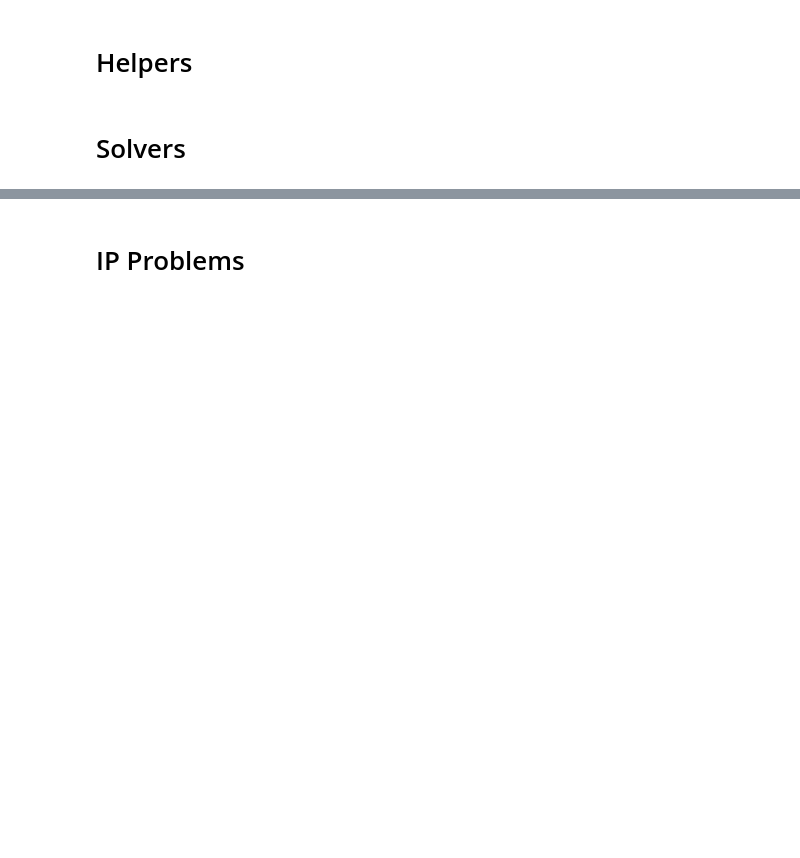
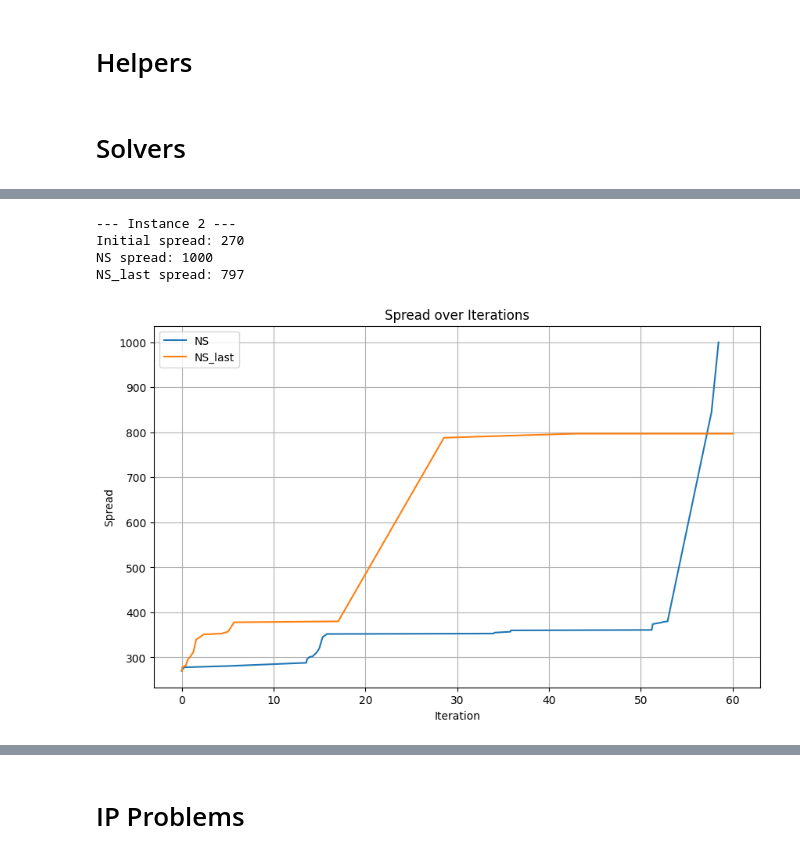
Before and after one commit to Berga53/Technology-Diffusion, a Jupyter notebook: notebooks/Technology_diffusion.ipynb, the cells around one changed output, grey strips where cells are left out. Drawn from its saved outputs; the diff is of its cells as text; code cells hidden in the pictures; blank space fills up the shorter version.

```diff
--- a/notebooks/Technology_diffusion.ipynb
+++ b/notebooks/Technology_diffusion.ipynb
@@ -765,0 +1469,46 @@ def NS_final(
+# %%
+N = 1000
+K = 60
+
+delta = 0.5
+xi = 0.1
+d = 2
+max_time = 60
+buffer_dim = 5000
+verbose = 0
+
+for i in range(2,3):
+
+    print(f'\n\n--- Instance {i} ---')
+    g, thetas = create_pa_graph(N=N, c=1, seed=i, init_nodes=3, init_mode="complete")
+
+    x0 = high_thetas_start(g, N, K, thetas = thetas, connected = 1)
+    s0 = connected_component_spread(g, x0, thetas=thetas, max_t=1000)[0]
+    print(f'Initial spread: {s0}')
+    s, x, history = Neighbor_Search(g, thetas, x0, delta, xi, d, max_time, buffer_dim, verbose = verbose)
+    print(f'NS spread: {s[-1]}')
+    s1, x1, history1 = NS_last(g, x0, thetas, max_time=max_time, H_RADIUS=10)
+    print(f'NS_last spread: {s1[-1]}')
+
+spread1 =  [h[0] for h in history]
+spread2 =  [h[0] for h in history1]
+times1 = [h[1] for h in history]
+times2 = [h[1] for h in history1]
+calls1 = [h[2] for h in history]
+calls2 = [h[2] for h in history1]
+
+plt.figure(figsize=(10, 6))
+plt.plot(times1, spread1 , label='NS')
+plt.plot(times2, spread2, label='NS_last')
+plt.xlabel('Iteration')
+plt.ylabel('Spread')
+plt.title('Spread over Iterations')
+plt.legend()
+plt.grid()
+plt.show()
+# %% [output]
+--- Instance 2 ---
+Initial spread: 270
+NS spread: 1000
+NS_last spread: 797
+[figure, added]
```
Also changed, not shown: parts of 11 cells of this notebook, 6 other files.
